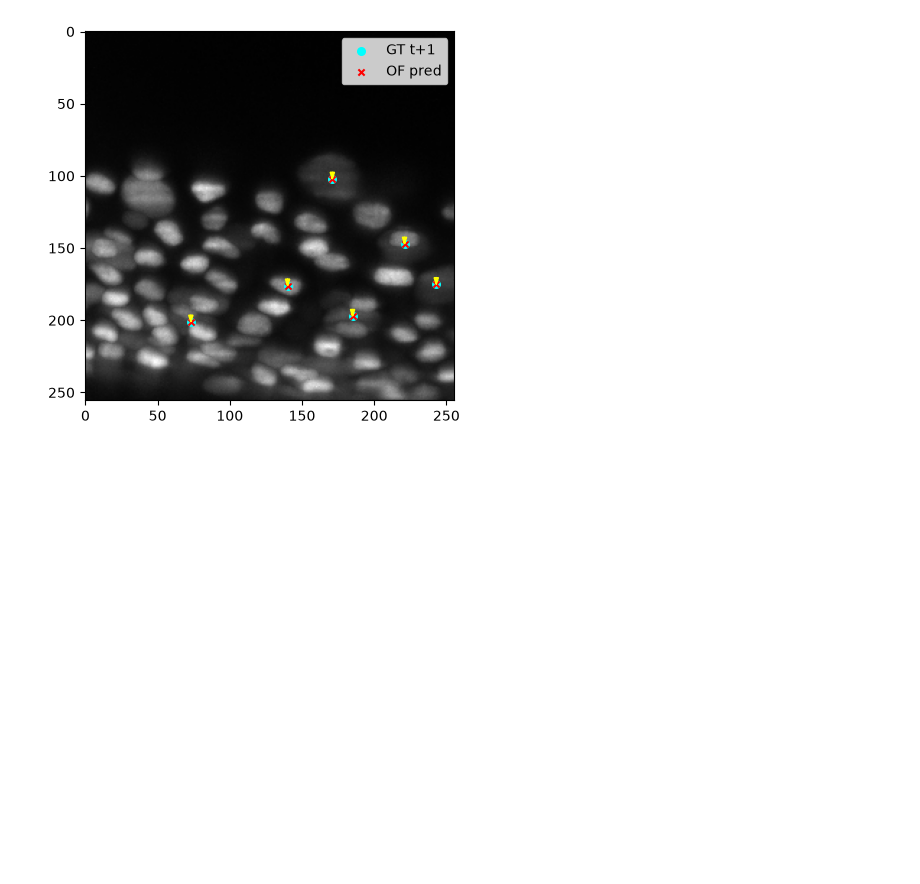
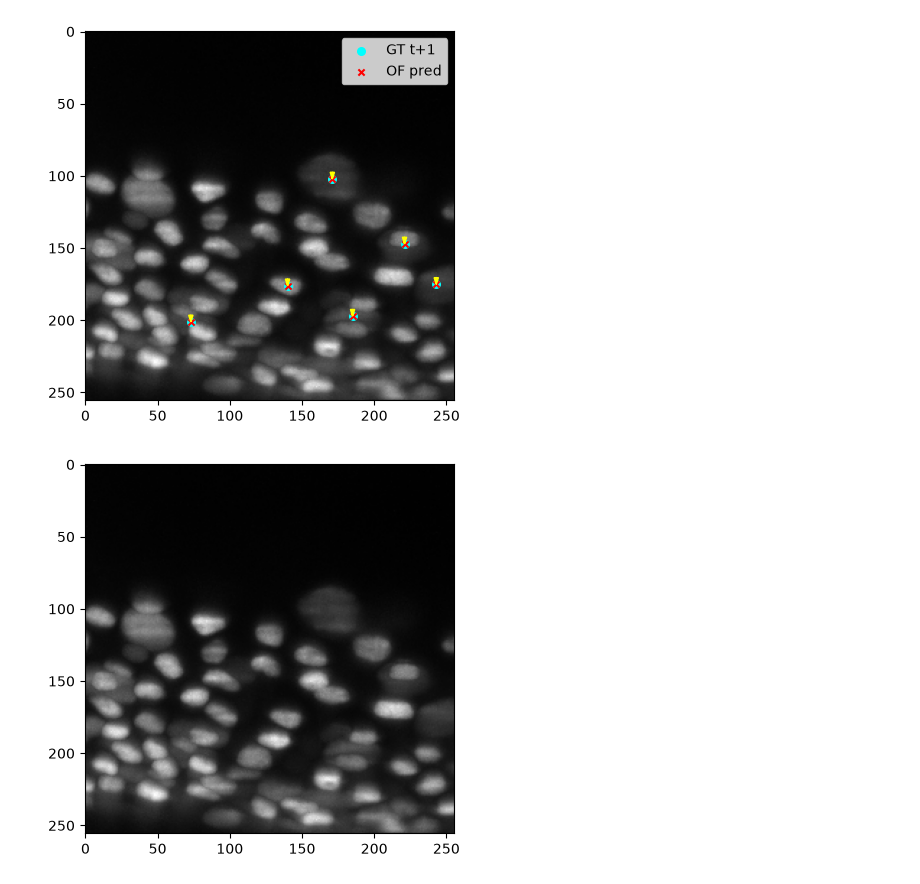
Before and after one commit to Avanith12/Cell_Tracking, a Jupyter notebook: analysis2.ipynb, the cells around one changed output. Cells and saved outputs as stored; diff of their text form; code cells hidden in the pictures; blank space fills up the shorter version.

```diff
--- a/analysis2.ipynb
+++ b/analysis2.ipynb
@@ -256,3 +256,8 @@ plt.legend()
 plt.show()
 # %% [output]
 [figure]
+# %%
+import cv2
+
+t = 0
+gray = cv2.normalize(np.asarray(vol[t]).max(0), None, 0, 255, cv2.NORM_MINMAX).astype(np.uint8)
@@ -258,0 +269,5 @@ plt.show()
+# %%
+plt.imshow(gray, cmap="gray")
+plt.show()#  image only
+# %% [output]
+[figure, added]
```
Also changed, not shown: parts of 5 cells of this notebook.
